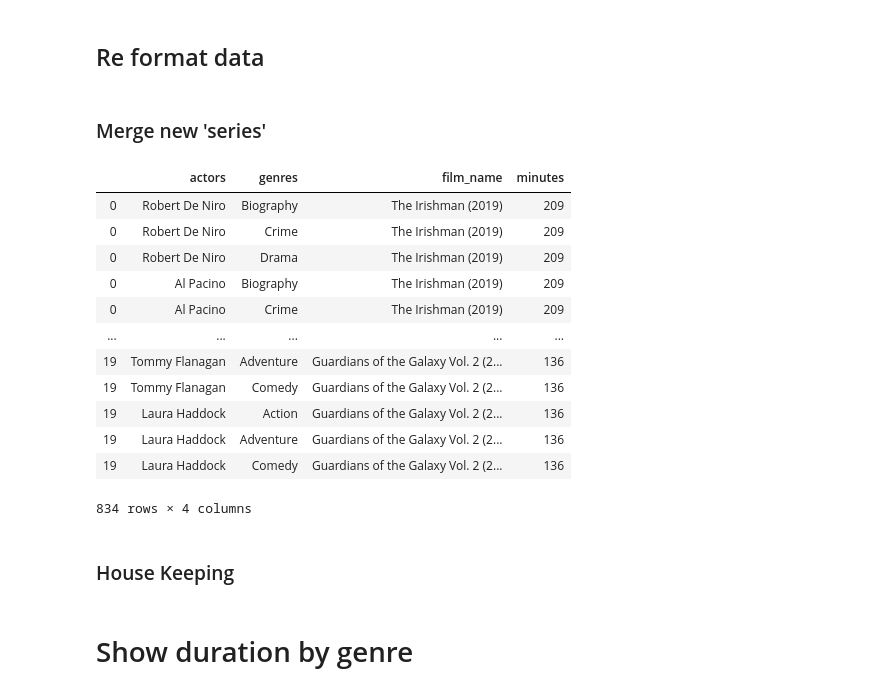
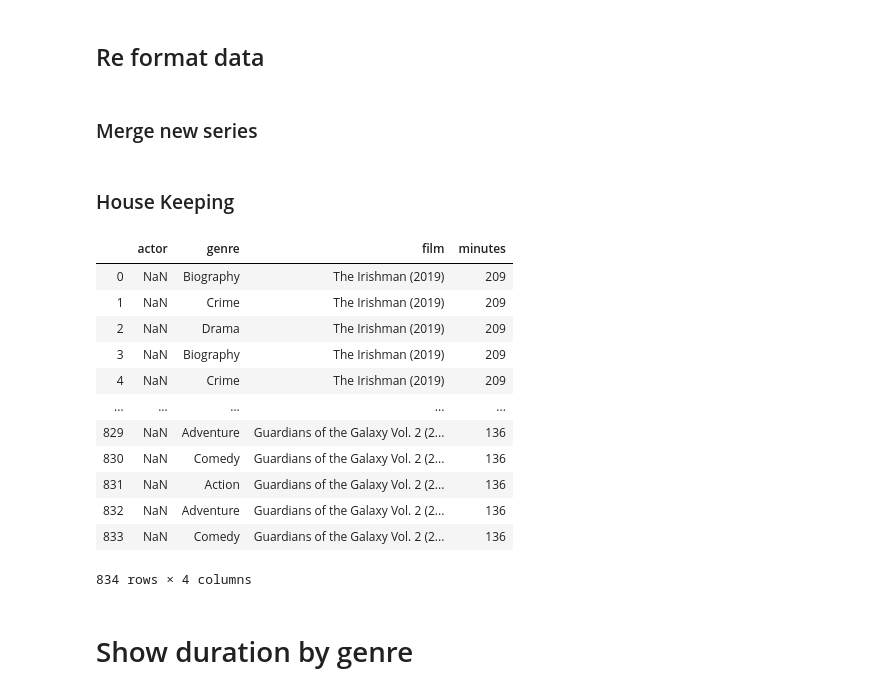
Before and after one commit to burtenshaw/bs4_scraping, a Jupyter notebook: scraping_bs4.ipynb, the cells around one changed output. Saved outputs shown, nothing was run; the diff lists cells and outputs as text; code cells hidden in the pictures.

```diff
--- a/scraping_bs4.ipynb
+++ b/scraping_bs4.ipynb
@@ -517,13 +524,16 @@ df
 # %% [markdown]
 ## Tidy Data
 # %%
-def get_date(rough):
+def tidy_date(rough):
     time = rough[-8:-3]
     hours = int(time[0])
     minutes = int(time[2:])
     return (hours*60)+minutes
 
-df['minutes'] = df.duration.str.strip().apply(get_date)
+df['minutes'] = df.duration.str.strip().apply(tidy_date)
+
+# https://pandas.pydata.org/pandas-docs/stable/reference/api/pandas.Series.str.html
+# https://pandas.pydata.org/pandas-docs/stable/reference/api/pandas.Series.apply.html
 # %% [markdown]
 ## Re format data
 # %%
@@ -532,4 +544,4 @@ actors_df = pd.DataFrame(df.actors.explode())
 # %% [markdown]
-### Merge new 'series'
+### Merge new series
 # %%
 genre_actors_merged = actors_df.merge(genres_df,left_index=True, right_index=True)
@@ -536,21 +549,7 @@ genre_actors_merged = actors_df.merge(genres_df,left_index=True, right_index=Tru
 # %%
-genre_actors_merged['film_name'] = df['film_name']
+# more tidying
+genre_actors_merged['film_name'] = df['film_name'].str.strip()
 genre_actors_merged['minutes'] = df['minutes']
+genre_actors_merged['actors'] = df['actors'].str.strip()
-# %%
-genre_actors_merged
-# %% [output]
-|  | actors | genres | film_name | minutes |
-| 0 | Robert De Niro | Biography | The Irishman (2019) | 209 |
-| 0 | Robert De Niro | Crime | The Irishman (2019) | 209 |
-| 0 | Robert De Niro | Drama | The Irishman (2019) | 209 |
-| 0 | Al Pacino | Biography | The Irishman (2019) | 209 |
-| 0 | Al Pacino | Crime | The Irishman (2019) | 209 |
-| ... | ... | ... | ... | ... |
-| 19 | Tommy Flanagan | Adventure | Guardians of the Galaxy Vol. 2 (2... | 136 |
-| 19 | Tommy Flanagan | Comedy | Guardians of the Galaxy Vol. 2 (2... | 136 |
-| 19 | Laura Haddock | Action | Guardians of the Galaxy Vol. 2 (2... | 136 |
-| 19 | Laura Haddock | Adventure | Guardians of the Galaxy Vol. 2 (2... | 136 |
-| 19 | Laura Haddock | Comedy | Guardians of the Galaxy Vol. 2 (2... | 136 |
-834 rows × 4 columns
 # %% [markdown]
 ### House Keeping
@@ -561,2 +561,18 @@ df.columns = ['actor','genre','film', 'minutes']
+# %%
+df
+# %% [output]
+|  | actor | genre | film | minutes |
+| 0 | NaN | Biography | The Irishman (2019) | 209 |
+| 1 | NaN | Crime | The Irishman (2019) | 209 |
+| 2 | NaN | Drama | The Irishman (2019) | 209 |
+| 3 | NaN | Biography | The Irishman (2019) | 209 |
+| 4 | NaN | Crime | The Irishman (2019) | 209 |
+| ... | ... | ... | ... | ... |
+| 829 | NaN | Adventure | Guardians of the Galaxy Vol. 2 (2... | 136 |
+| 830 | NaN | Comedy | Guardians of the Galaxy Vol. 2 (2... | 136 |
+| 831 | NaN | Action | Guardians of the Galaxy Vol. 2 (2... | 136 |
+| 832 | NaN | Adventure | Guardians of the Galaxy Vol. 2 (2... | 136 |
+| 833 | NaN | Comedy | Guardians of the Galaxy Vol. 2 (2... | 136 |
+834 rows × 4 columns
 # %% [markdown]
 # Show duration by genre
```
Also changed, not shown: parts of 9 cells of this notebook.
